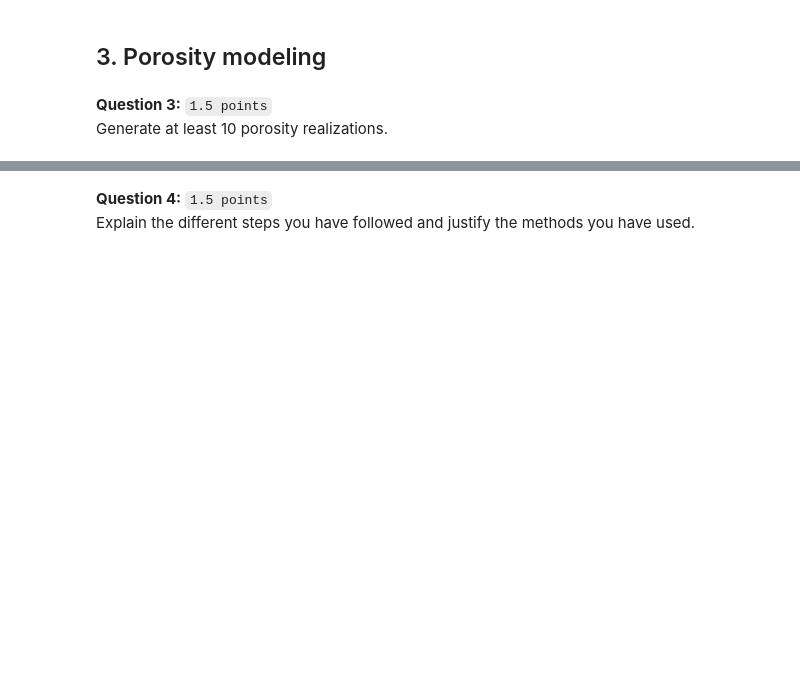
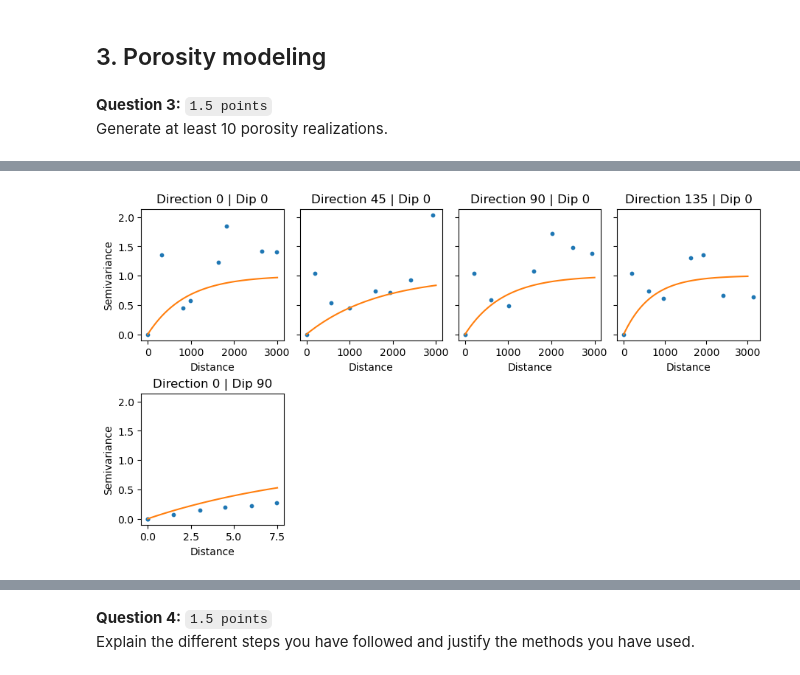
Before and after one commit to nandanajihha/Final-Assignment-Geomodelling, a Jupyter notebook: final-assignment.ipynb, the cells around one changed output, grey strips where cells are left out. Cells and saved outputs as stored; diff of their text form; code cells hidden in the pictures; blank space fills up the shorter version.

```diff
--- a/final-assignment.ipynb
+++ b/final-assignment.ipynb
@@ -489,14 +579,18 @@ exp_vario = gamv.run()
 # %%
 vario_model = VarioModel(nugget_effect=0.,
-                         structures=VarioStruct(model='spherical',
+                         structures=VarioStruct(model='exponential',
                                                 partial_sill=1.,
                                                 azimuth=45.,
                                                 dip=0.,
                                                 plunge=0.,
-                                                range_hmax=600.,
-                                                range_hmin=300.,
-                                                range_vert=25.))
+                                                range_hmax=5000.,
+                                                range_hmin=2000.,
+                                                range_vert=30.))
 vario_model_values = vario_model.semivario(direction=directions)
+# %%
+plot_semivariogram(directions, exp_vario, vario_model_values)
+# %% [output]
+[figure, added]
 # %%
 sgsim = SGSIM(vario_model=vario_model,
               data=facies_data_up,
```
Also changed, not shown: parts of 16 cells of this notebook.
